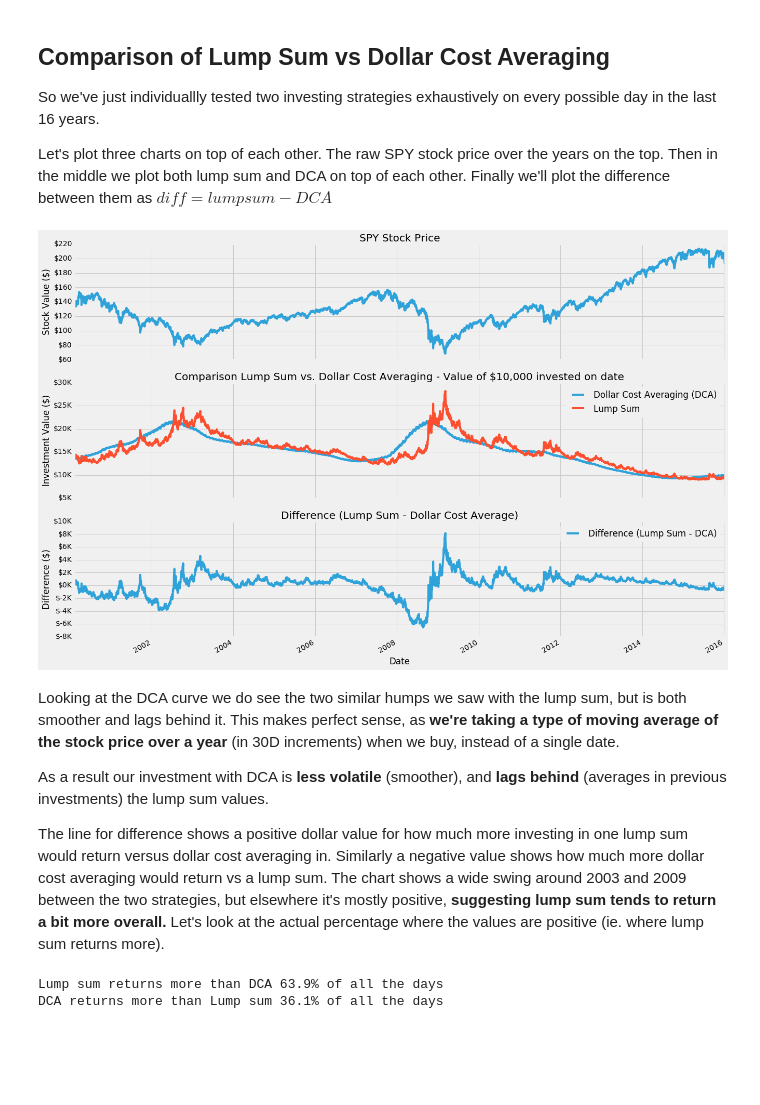
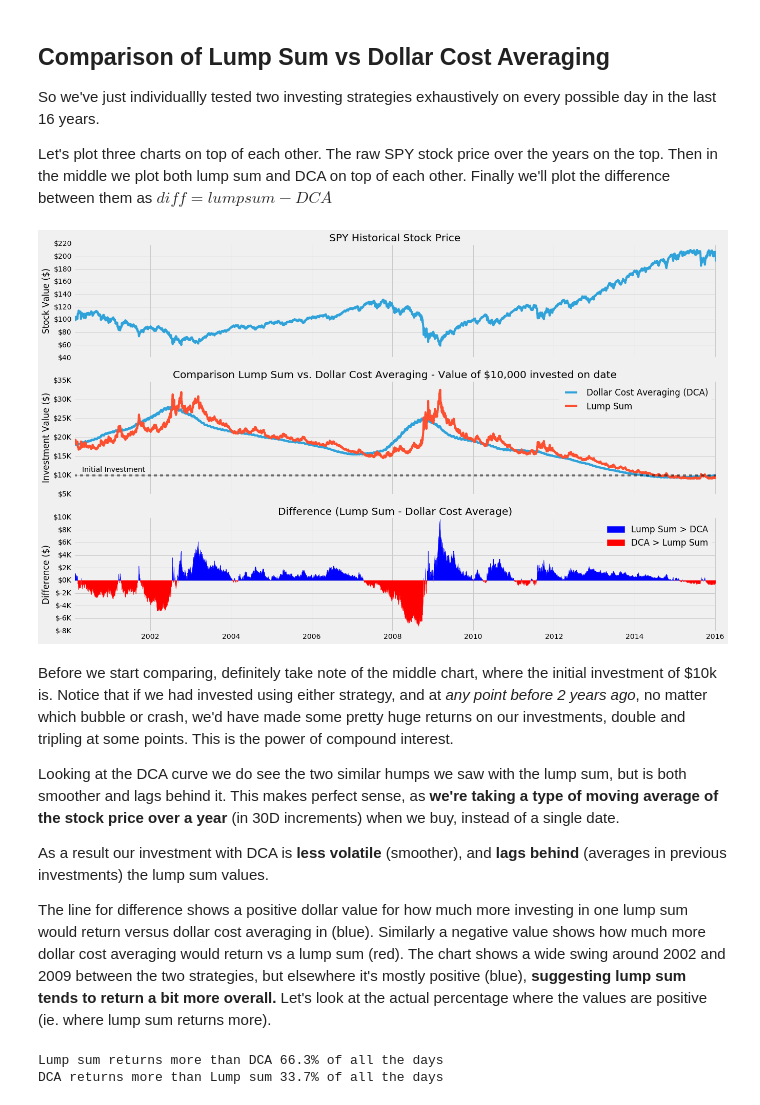
Before and after one commit to Elucidation/lumpsum_vs_dca, a Jupyter notebook: Lumpsum_vs_DCA.ipynb, the cells around one changed output. Saved outputs shown, nothing was run; the diff lists cells and outputs as text; code cells hidden in the pictures; blank space fills up the shorter version.

Commit message:
Update to SPY Historical prices for total return including dividend yield

```diff
--- a/Lumpsum_vs_DCA.ipynb
+++ b/Lumpsum_vs_DCA.ipynb
@@ -42,12 +42,13 @@ First let's import data, [Pandas](http://pandas.pydata.org/) is a great python l
 import pandas as pd
 import pandas_datareader.data as web
 import datetime
+pd.set_option('display.width', 200) # Displaying more columns in one row
 
 # Data date range, Google provides up to 4000 entries in one call
 start = datetime.datetime(2000, 2, 10)
 end = datetime.datetime(2016, 1, 9)
 
-spy = web.DataReader("SPY", "google", start, end)
+spy = web.DataReader("SPY", "yahoo", start, end)
 
 print(spy.head()) # See first few rows
 # %% [output]
@@ -83,10 +84,10 @@ Lump Sum means to invest everything available all at once, in this case we have
 
 **Another way to look at this is we can make a chart where the X axis is the date we invest the lump sum, and the Y axis is the value of that investment today.**
 # %%
-value_price = spy.Close[-1] # The final value of our stock
+value_price = spy['Adj Close'][-1] # The final value of our stock
 initial_investment = 10000 # Our initial investment of $10k
 
-num_stocks_bought = initial_investment / spy.Close
+num_stocks_bought = initial_investment / spy['Adj Close']
 lumpsum = num_stocks_bought * value_price
 lumpsum.name = 'Lump Sum'
 
@@ -123,7 +124,7 @@ def doDCA(investment, start_date):
     # Get 12 investment dates in 30 day increments starting from start date
     investment_dates_all = pd.date_range(start_date,periods=12,freq='30D')
     # Remove those dates beyond our known data range
-    investment_dates = investment_dates_all[investment_dates_all < end]
+    investment_dates = investment_dates_all[investment_dates_all < spy.index[-1]]
 
     # Get closest business dates with available data
     closest_investment_dates = spy.index.searchsorted(investment_dates)
@@ -132,10 +133,10 @@ def doDCA(investment, start_date):
     portion = investment/12.0 # (Python 3.0 does implicit double conversion, Python 2.7 does not)
 
     # Get the total of all stocks purchased for each of those dates (on the Close)
-    stocks_invested = sum(portion / spy.Close[closest_investment_dates])
+    stocks_invested = sum(portion / spy['Adj Close'][closest_investment_dates])
 
     # Add uninvested amount back
-    uninvested_dollars = portion * sum(investment_dates_all >= end)
+    uninvested_dollars = portion * sum(investment_dates_all >= spy.index[-1])
 
     # value of stocks today
     total_value = value_price*stocks_invested + uninvested_dollars
@@ -188,43 +190,51 @@ Let's plot three charts on top of each other. The raw SPY stock price over the y
 # %%
 # Difference between lump sum and DCA
 diff = (lumpsum - dca)
 diff.name = 'Difference (Lump Sum - DCA)'
 
 fig, (ax1, ax2, ax3) = plt.subplots(3,1, sharex=True, figsize=(20,15))
 
 # SPY Actual
-spy.Close.plot(ax=ax1)
+spy['Adj Close'].plot(ax=ax1)
 ax1.yaxis.set_major_formatter(FuncFormatter(lambda x, pos: '${:,.0f}'.format(x))) # Y axis in dollars
 ax1.set_xlabel('')
-ax1.set_title('SPY Stock Price')
+ax1.set_title('SPY Historical Stock Price')
 ax1.set_ylabel('Stock Value ($)')
 
 # Comparison
 dca.plot(ax=ax2)
 lumpsum.plot(ax=ax2)
+ax2.axhline(initial_investment, alpha=0.5, linestyle="--", color="black")
+ax2.text(spy.index[50],initial_investment*1.1, "Initial Investment")
+# ax2.axhline(conservative, alpha=0.5, linestyle="--", color="black")
+# ax2.text(spy.index[-800],conservative*1.05, "Conservative Investing Strategy")
 ax2.yaxis.set_major_formatter(FuncFormatter(lambda x, pos: '${:,.0f}K'.format(x*1e-3))) # Y axis $1,000s
 ax2.legend()
 ax2.set_title('Comparison Lump Sum vs. Dollar Cost Averaging - Value of $10,000 invested on date')
 ax2.set_ylabel('Investment Value ($)')
 
 # Difference
-diff.plot(ax=ax3)
+ax3.fill_between(diff.index, y1=diff, y2=0, color='blue', where=diff>0)
+ax3.fill_between(diff.index, y1=diff, y2=0, color='red', where=diff<0)
+
 ax3.yaxis.set_major_formatter(FuncFormatter(lambda x, pos: '${:,.0f}K'.format(x*1e-3))) # Y axis $1,000s
 ax3.set_ylabel('Difference ($)')
 ax3.set_title('Difference (Lump Sum - Dollar Cost Average)')
-ax3.legend();
+ax3.legend(["Lump Sum > DCA", "DCA > Lump Sum"]);
 # %% [output]
-[figure, old version]
+[figure, new version]
 # %% [markdown]
+Before we start comparing, definitely take note of the middle chart, where the initial investment of \$10k is. Notice that if we had invested using either strategy, and at *any point before 2 years ago*, no matter which bubble or crash, we'd have made some pretty huge returns on our investments, double and tripling at some points. This is the power of compound interest.
+
 Looking at the DCA curve we do see the two similar humps we saw with the lump sum, but is both smoother and lags behind it. This makes perfect sense, as **we're taking a type of moving average of the stock price over a year** (in 30D increments) when we buy, instead of a single date.
 
 As a result our investment with DCA is **less volatile** (smoother), and **lags behind** (averages in previous investments) the lump sum values.
 
-The line for difference shows a positive dollar value for how much more investing in one lump sum would return versus dollar cost averaging in. Similarly a negative value shows how much more dollar cost averaging would return vs a lump sum. The chart shows a wide swing around 2003 and 2009 between the two strategies, but elsewhere it's mostly positive, **suggesting lump sum tends to return a bit more overall.** Let's look at the actual percentage where the values are positive (ie. where lump sum returns more).
+The line for difference shows a positive dollar value for how much more investing in one lump sum would return versus dollar cost averaging in (blue). Similarly a negative value shows how much more dollar cost averaging would return vs a lump sum (red). The chart shows a wide swing around 2002 and 2009 between the two strategies, but elsewhere it's mostly positive (blue), **suggesting lump sum tends to return a bit more overall.** Let's look at the actual percentage where the values are positive (ie. where lump sum returns more).
 # %%
 print("Lump sum returns more than DCA %.1f%% of all the days" % (100*sum(diff>0)/len(diff)))
 print("DCA returns more than Lump sum %.1f%% of all the days" % (100*sum(diff<0)/len(diff)))
 # %% [output]
-Lump sum returns more than DCA 63.9% of all the days
-DCA returns more than Lump sum 36.1% of all the days
+Lump sum returns more than DCA 66.3% of all the days
+DCA returns more than Lump sum 33.7% of all the days
 # %% [markdown]
```
Also changed, not shown: parts of 19 cells of this notebook, 5 other files.
